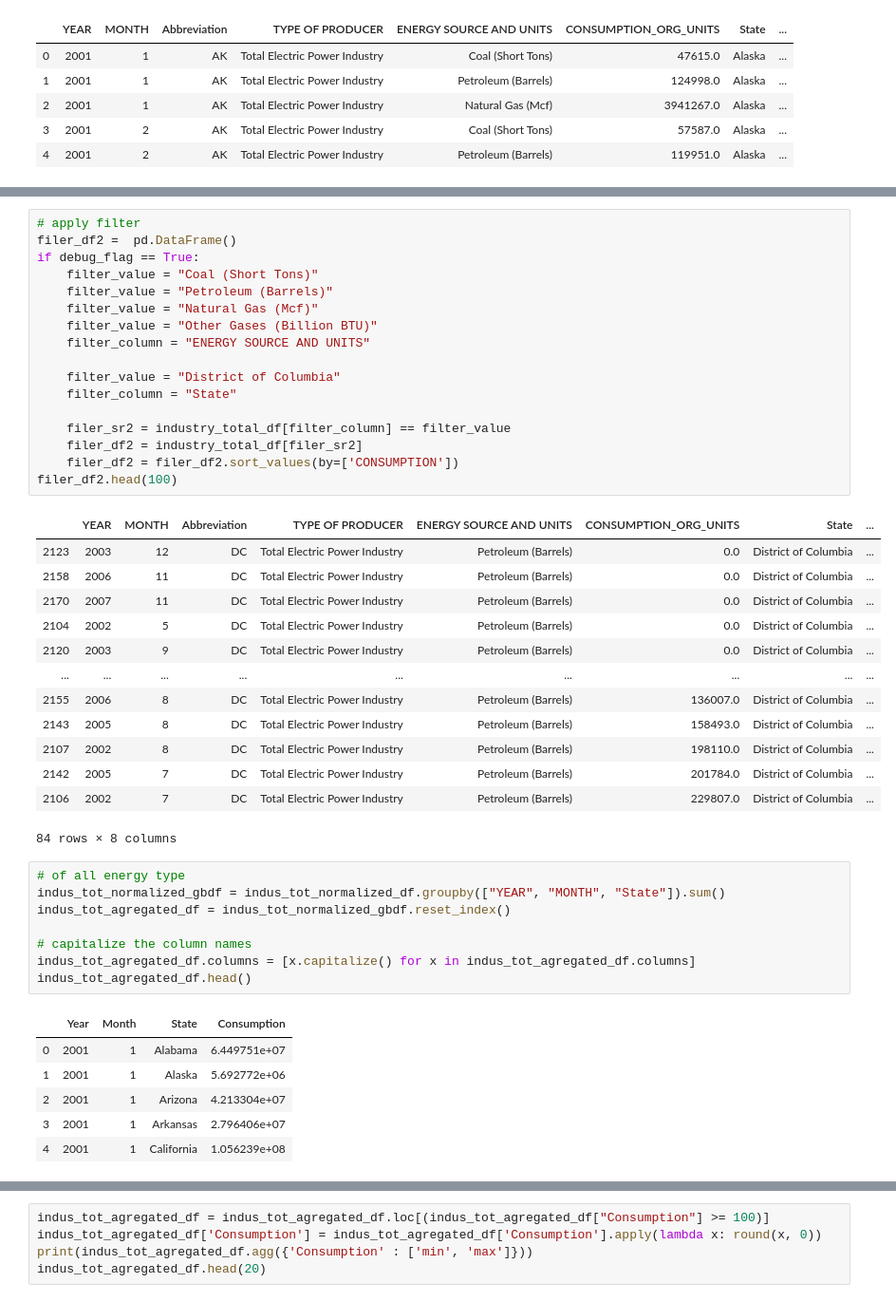
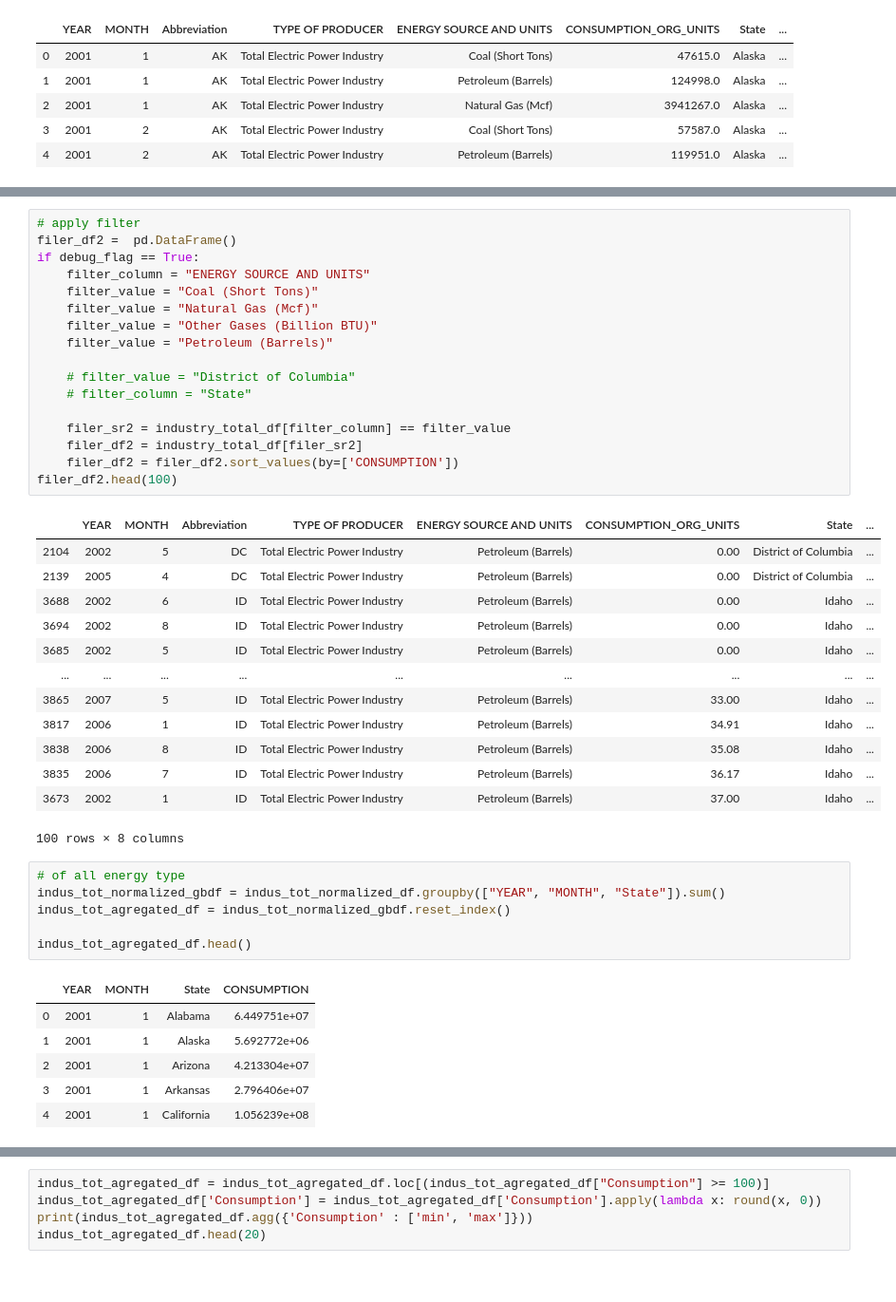
Before and after one commit to Siraj2493/Project-1, a Jupyter notebook: LoadEnergyVer3.ipynb, the cells around one changed output, grey strips where cells are left out. Shown: that part at 95% size. Drawn from its saved outputs; the diff is of its cells as text.

```diff
--- a/LoadEnergyVer3.ipynb
+++ b/LoadEnergyVer3.ipynb
@@ -163,44 +164,42 @@ indus_tot_normalized_df.head()
 # %%
 # apply filter
 filer_df2 =  pd.DataFrame()
 if debug_flag == True:
+    filter_column = "ENERGY SOURCE AND UNITS"
     filter_value = "Coal (Short Tons)"
-    filter_value = "Petroleum (Barrels)"
     filter_value = "Natural Gas (Mcf)"
     filter_value = "Other Gases (Billion BTU)"
-    filter_column = "ENERGY SOURCE AND UNITS"
+    filter_value = "Petroleum (Barrels)"
 
-    filter_value = "District of Columbia"
-    filter_column = "State"
+    # filter_value = "District of Columbia"
+    # filter_column = "State"
 
     filer_sr2 = industry_total_df[filter_column] == filter_value
     filer_df2 = industry_total_df[filer_sr2]
     filer_df2 = filer_df2.sort_values(by=['CONSUMPTION'])
 filer_df2.head(100)
 # %% [output]
 |  | YEAR | MONTH | Abbreviation | TYPE OF PRODUCER | ENERGY SOURCE AND UNITS | CONSUMPTION_ORG_UNITS | State | ... |
-| 2123 | 2003 | 12 | DC | Total Electric Power Industry | Petroleum (Barrels) | 0.0 | District of Columbia | ... |
-| 2158 | 2006 | 11 | DC | Total Electric Power Industry | Petroleum (Barrels) | 0.0 | District of Columbia | ... |
-| 2170 | 2007 | 11 | DC | Total Electric Power Industry | Petroleum (Barrels) | 0.0 | District of Columbia | ... |
-| 2104 | 2002 | 5 | DC | Total Electric Power Industry | Petroleum (Barrels) | 0.0 | District of Columbia | ... |
-| 2120 | 2003 | 9 | DC | Total Electric Power Industry | Petroleum (Barrels) | 0.0 | District of Columbia | ... |
+| 2104 | 2002 | 5 | DC | Total Electric Power Industry | Petroleum (Barrels) | 0.00 | District of Columbia | ... |
+| 2139 | 2005 | 4 | DC | Total Electric Power Industry | Petroleum (Barrels) | 0.00 | District of Columbia | ... |
+| 3688 | 2002 | 6 | ID | Total Electric Power Industry | Petroleum (Barrels) | 0.00 | Idaho | ... |
+| 3694 | 2002 | 8 | ID | Total Electric Power Industry | Petroleum (Barrels) | 0.00 | Idaho | ... |
+| 3685 | 2002 | 5 | ID | Total Electric Power Industry | Petroleum (Barrels) | 0.00 | Idaho | ... |
 | ... | ... | ... | ... | ... | ... | ... | ... | ... |
-| 2155 | 2006 | 8 | DC | Total Electric Power Industry | Petroleum (Barrels) | 136007.0 | District of Columbia | ... |
-| 2143 | 2005 | 8 | DC | Total Electric Power Industry | Petroleum (Barrels) | 158493.0 | District of Columbia | ... |
-| 2107 | 2002 | 8 | DC | Total Electric Power Industry | Petroleum (Barrels) | 198110.0 | District of Columbia | ... |
-| 2142 | 2005 | 7 | DC | Total Electric Power Industry | Petroleum (Barrels) | 201784.0 | District of Columbia | ... |
-| 2106 | 2002 | 7 | DC | Total Electric Power Industry | Petroleum (Barrels) | 229807.0 | District of Columbia | ... |
+| 3865 | 2007 | 5 | ID | Total Electric Power Industry | Petroleum (Barrels) | 33.00 | Idaho | ... |
+| 3817 | 2006 | 1 | ID | Total Electric Power Industry | Petroleum (Barrels) | 34.91 | Idaho | ... |
+| 3838 | 2006 | 8 | ID | Total Electric Power Industry | Petroleum (Barrels) | 35.08 | Idaho | ... |
+| 3835 | 2006 | 7 | ID | Total Electric Power Industry | Petroleum (Barrels) | 36.17 | Idaho | ... |
+| 3673 | 2002 | 1 | ID | Total Electric Power Industry | Petroleum (Barrels) | 37.00 | Idaho | ... |
-84 rows × 8 columns
+100 rows × 8 columns
 # %%
 # of all energy type
 indus_tot_normalized_gbdf = indus_tot_normalized_df.groupby(["YEAR", "MONTH", "State"]).sum()
 indus_tot_agregated_df = indus_tot_normalized_gbdf.reset_index()
 
-# capitalize the column names
-indus_tot_agregated_df.columns = [x.capitalize() for x in indus_tot_agregated_df.columns]
 indus_tot_agregated_df.head()
 # %% [output]
-|  | Year | Month | State | Consumption |
+|  | YEAR | MONTH | State | CONSUMPTION |
 | 0 | 2001 | 1 | Alabama | 6.449751e+07 |
 | 1 | 2001 | 1 | Alaska | 5.692772e+06 |
 | 2 | 2001 | 1 | Arizona | 4.213304e+07 |
```
Also changed, not shown: parts of 5 cells of this notebook, 2 other files.
